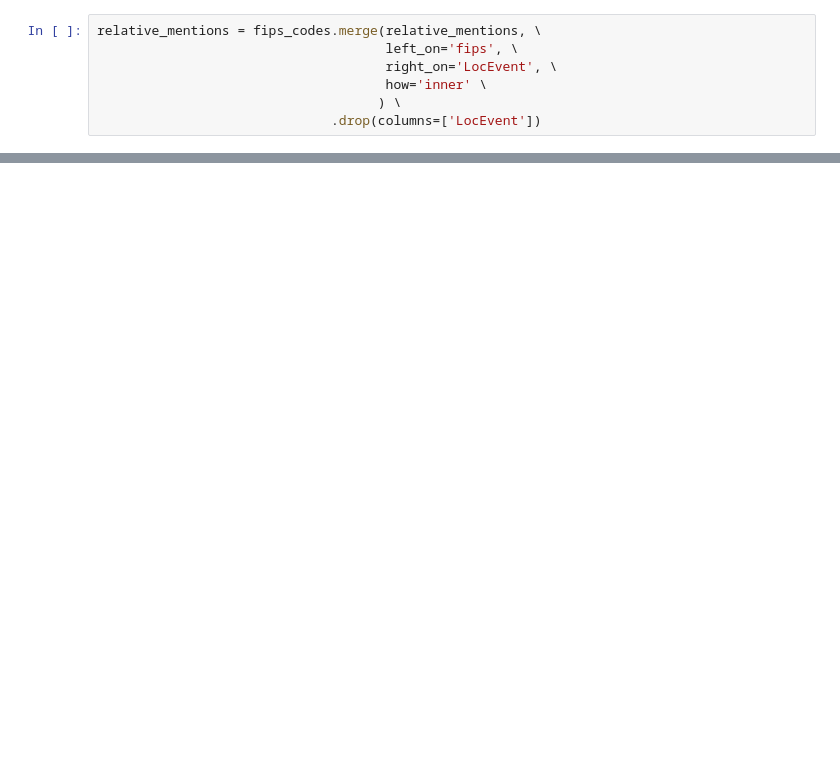
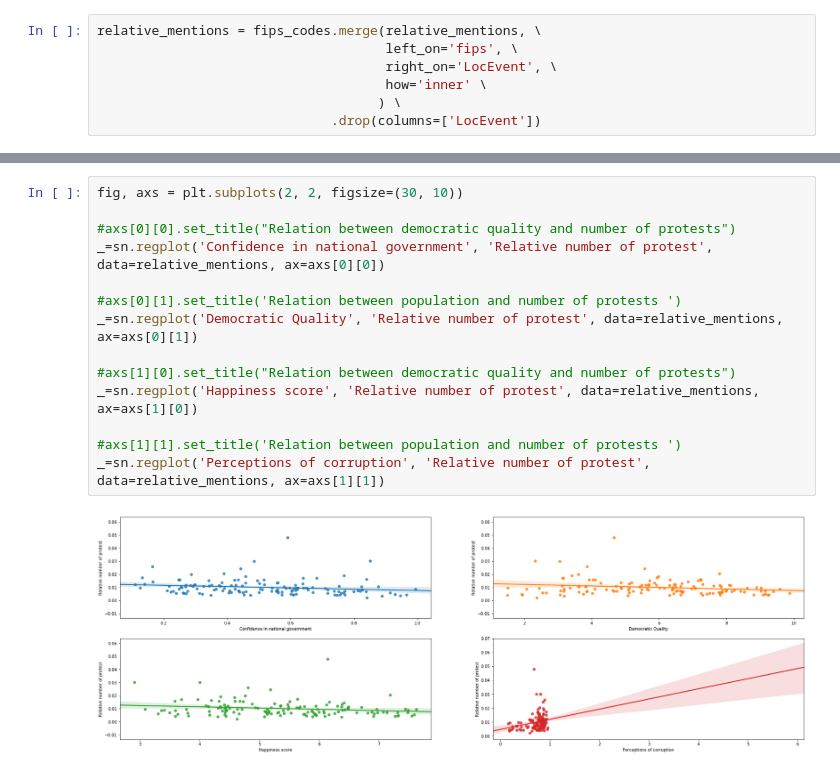
Before and after one commit to lbrgt/ADA_Project, a Jupyter notebook: Codes/MentionsAnalysis.ipynb, the cells around one changed output, grey strips where cells are left out. Drawn from its saved outputs; the diff is of its cells as text; blank space fills up the shorter version.

```diff
--- a/Codes/MentionsAnalysis.ipynb
+++ b/Codes/MentionsAnalysis.ipynb
@@ -107,0 +187,16 @@ corr.style.background_gradient()
+# %%
+fig, axs = plt.subplots(2, 2, figsize=(30, 10))
+
+#axs[0][0].set_title("Relation between democratic quality and number of protests")
+_=sn.regplot('Confidence in national government', 'Relative number of protest', data=relative_mentions, ax=axs[0][0])
+
+#axs[0][1].set_title('Relation between population and number of protests ')
+_=sn.regplot('Democratic Quality', 'Relative number of protest', data=relative_mentions, ax=axs[0][1])
+
+#axs[1][0].set_title("Relation between democratic quality and number of protests")
+_=sn.regplot('Happiness score', 'Relative number of protest', data=relative_mentions, ax=axs[1][0])
+
+#axs[1][1].set_title('Relation between population and number of protests ')
+_=sn.regplot('Perceptions of corruption', 'Relative number of protest', data=relative_mentions, ax=axs[1][1])
+# %% [output]
+[figure, added]
```
Also changed, not shown: parts of 22 cells of this notebook, 2 other files.
